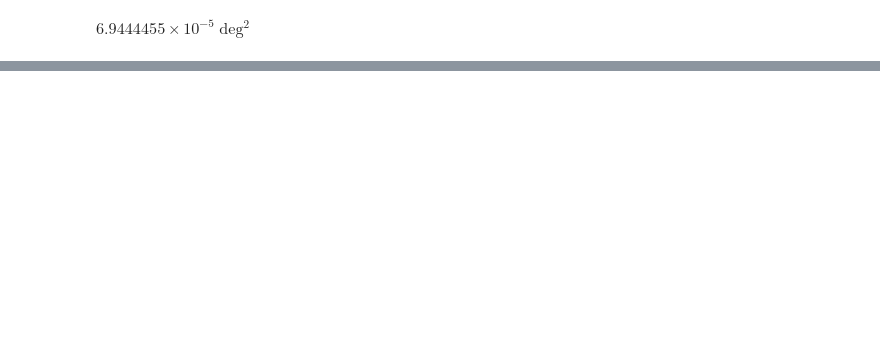
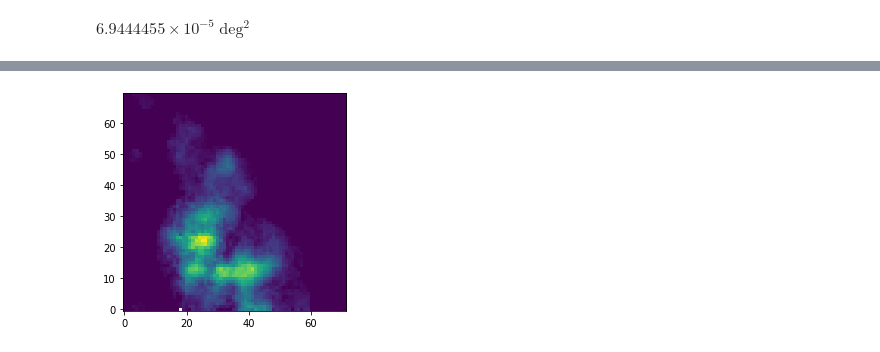
Before and after one commit to SpacialTree/clouds-g5-b1, a Jupyter notebook: SurfaceArea.ipynb, the cells around one changed output, grey strips where cells are left out. Cells and saved outputs as stored; diff of their text form; code cells hidden in the pictures; blank space fills up the shorter version.

```diff
--- a/SurfaceArea.ipynb
+++ b/SurfaceArea.ipynb
@@ -98,0 +108,5 @@ G5subim.mom0.2.im/                   immath.last*
+# %%
+plt.imshow(np.multiply(mask, cube_nh3.moment0().data))
+plt.gca().invert_yaxis()
+# %% [output]
+[figure, added]
```
Also changed, not shown: parts of 24 cells of this notebook, 4 other files.
